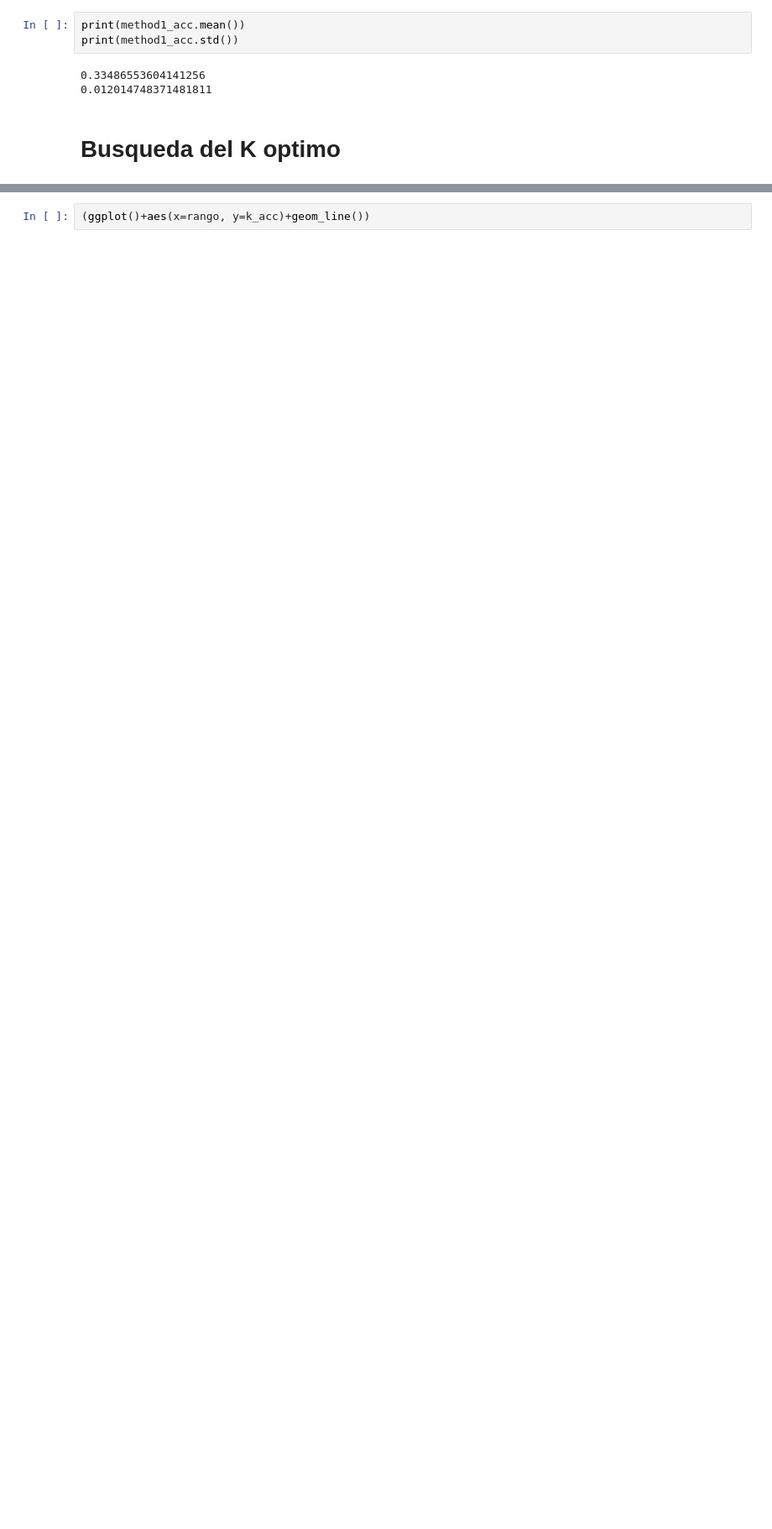
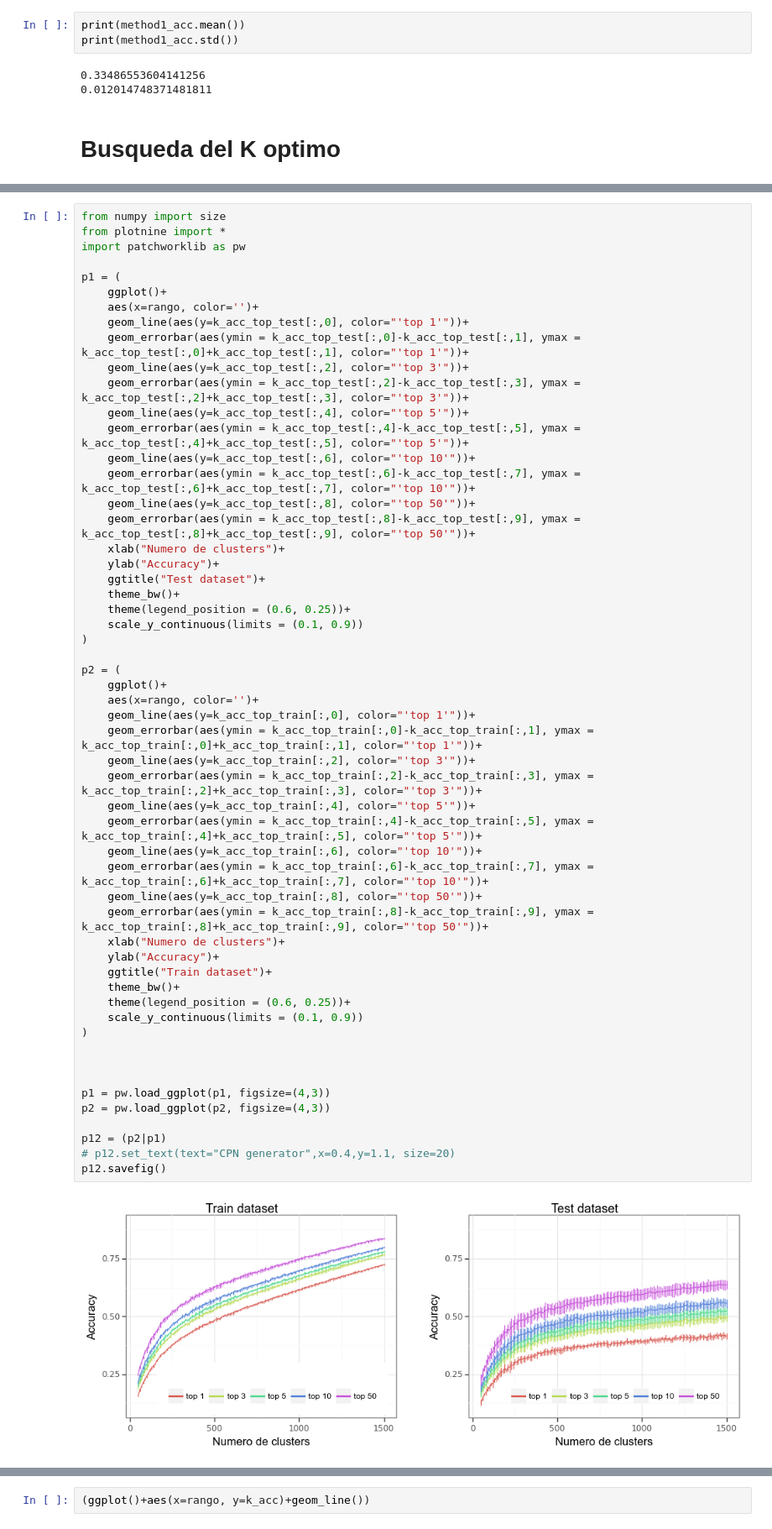
Before and after one commit to DJRamosA/AC-PLT, a Jupyter notebook: src/Generator.ipynb, the cells around one changed output, grey strips where cells are left out. Shown at 84% size. Drawn from its saved outputs; the diff is of its cells as text; blank space fills up the shorter version.

```diff
--- a/src/Generator.ipynb
+++ b/src/Generator.ipynb
@@ -836,0 +867,57 @@ from plotnine import *
+# %%
+from numpy import size
+from plotnine import *
+import patchworklib as pw
+
+p1 = (
+    ggplot()+
+    aes(x=rango, color='')+
+    geom_line(aes(y=k_acc_top_test[:,0], color="'top 1'"))+
+    geom_errorbar(aes(ymin = k_acc_top_test[:,0]-k_acc_top_test[:,1], ymax = k_acc_top_test[:,0]+k_acc_top_test[:,1], color="'top 1'"))+
+    geom_line(aes(y=k_acc_top_test[:,2], color="'top 3'"))+
+    geom_errorbar(aes(ymin = k_acc_top_test[:,2]-k_acc_top_test[:,3], ymax = k_acc_top_test[:,2]+k_acc_top_test[:,3], color="'top 3'"))+
+    geom_line(aes(y=k_acc_top_test[:,4], color="'top 5'"))+
+    geom_errorbar(aes(ymin = k_acc_top_test[:,4]-k_acc_top_test[:,5], ymax = k_acc_top_test[:,4]+k_acc_top_test[:,5], color="'top 5'"))+
+    geom_line(aes(y=k_acc_top_test[:,6], color="'top 10'"))+
+    geom_errorbar(aes(ymin = k_acc_top_test[:,6]-k_acc_top_test[:,7], ymax = k_acc_top_test[:,6]+k_acc_top_test[:,7], color="'top 10'"))+
+    geom_line(aes(y=k_acc_top_test[:,8], color="'top 50'"))+
+    geom_errorbar(aes(ymin = k_acc_top_test[:,8]-k_acc_top_test[:,9], ymax = k_acc_top_test[:,8]+k_acc_top_test[:,9], color="'top 50'"))+
+    xlab("Numero de clusters")+
+    ylab("Accuracy")+
+    ggtitle("Test dataset")+
+    theme_bw()+
+    theme(legend_position = (0.6, 0.25))+
+    scale_y_continuous(limits = (0.1, 0.9))
+)
+
+p2 = (
+    ggplot()+
+    aes(x=rango, color='')+
+    geom_line(aes(y=k_acc_top_train[:,0], color="'top 1'"))+
+    geom_errorbar(aes(ymin = k_acc_top_train[:,0]-k_acc_top_train[:,1], ymax = k_acc_top_train[:,0]+k_acc_top_train[:,1], color="'top 1'"))+
+    geom_line(aes(y=k_acc_top_train[:,2], color="'top 3'"))+
+    geom_errorbar(aes(ymin = k_acc_top_train[:,2]-k_acc_top_train[:,3], ymax = k_acc_top_train[:,2]+k_acc_top_train[:,3], color="'top 3'"))+
+    geom_line(aes(y=k_acc_top_train[:,4], color="'top 5'"))+
+    geom_errorbar(aes(ymin = k_acc_top_train[:,4]-k_acc_top_train[:,5], ymax = k_acc_top_train[:,4]+k_acc_top_train[:,5], color="'top 5'"))+
+    geom_line(aes(y=k_acc_top_train[:,6], color="'top 10'"))+
+    geom_errorbar(aes(ymin = k_acc_top_train[:,6]-k_acc_top_train[:,7], ymax = k_acc_top_train[:,6]+k_acc_top_train[:,7], color="'top 10'"))+
+    geom_line(aes(y=k_acc_top_train[:,8], color="'top 50'"))+
+    geom_errorbar(aes(ymin = k_acc_top_train[:,8]-k_acc_top_train[:,9], ymax = k_acc_top_train[:,8]+k_acc_top_train[:,9], color="'top 50'"))+
+    xlab("Numero de clusters")+
+    ylab("Accuracy")+
+    ggtitle("Train dataset")+
+    theme_bw()+
+    theme(legend_position = (0.6, 0.25))+
+    scale_y_continuous(limits = (0.1, 0.9))
+)
+
+
+
+p1 = pw.load_ggplot(p1, figsize=(4,3))
+p2 = pw.load_ggplot(p2, figsize=(4,3))
+
+p12 = (p2|p1)
+# p12.set_text(text="CPN generator",x=0.4,y=1.1, size=20)
+p12.savefig()
+# %% [output]
+[figure, added]
```
Also changed, not shown: parts of 4 cells of this notebook, 7 other files.
